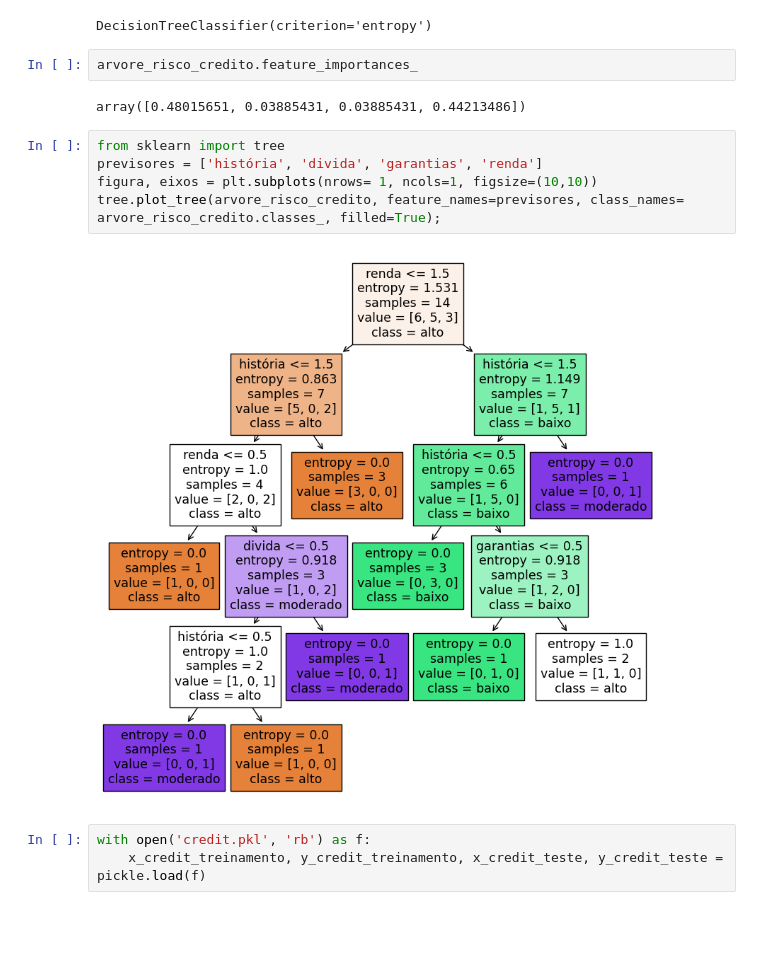
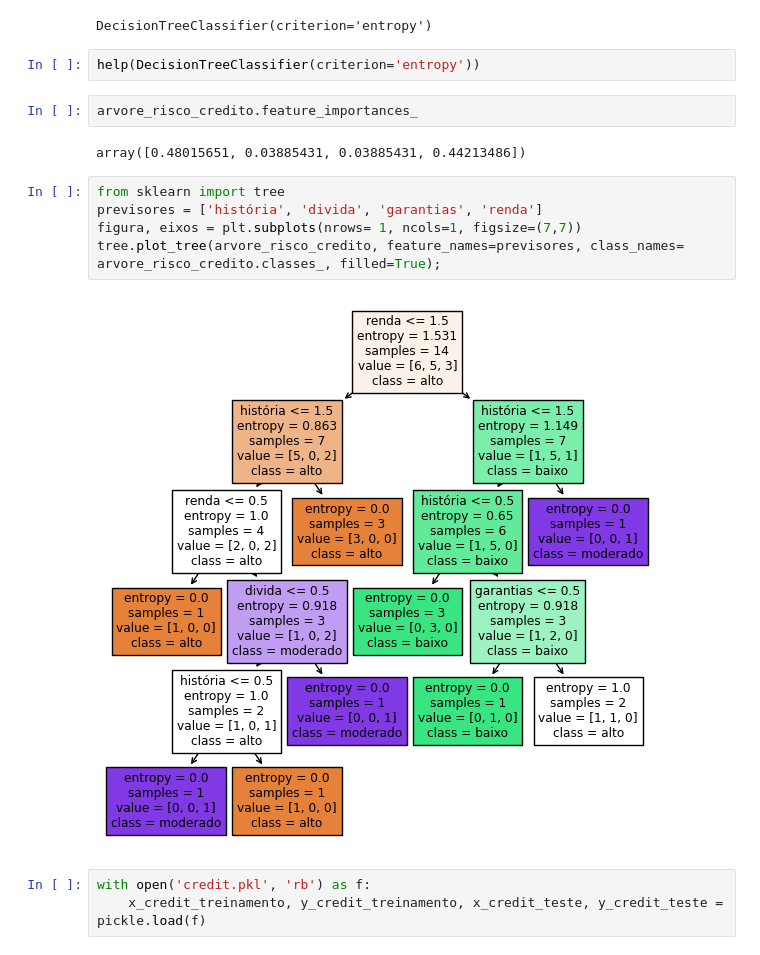
Before and after one commit to isachlopes/ml-udemy, a Jupyter notebook: 03_decision_tree.ipynb, the cells around one changed output. Cells and saved outputs as stored; diff of their text form; blank space fills up the shorter version.

```diff
--- a/03_decision_tree.ipynb
+++ b/03_decision_tree.ipynb
@@ -27,6 +27,8 @@ arvore_risco_credito = DecisionTreeClassifier(criterion='entropy')
 arvore_risco_credito.fit(x_risco_credito, y_risco_credito)
 # %% [output]
 DecisionTreeClassifier(criterion='entropy')
+# %%
+help(DecisionTreeClassifier(criterion='entropy'))
 # %%
 arvore_risco_credito.feature_importances_
 # %% [output]
@@ -34,10 +36,10 @@ array([0.48015651, 0.03885431, 0.03885431, 0.44213486])
 # %%
 from sklearn import tree
 previsores = ['história', 'divida', 'garantias', 'renda']
-figura, eixos = plt.subplots(nrows= 1, ncols=1, figsize=(10,10))
+figura, eixos = plt.subplots(nrows= 1, ncols=1, figsize=(7,7))
 tree.plot_tree(arvore_risco_credito, feature_names=previsores, class_names= arvore_risco_credito.classes_, filled=True);
 # %% [output]
-[figure, old version]
+[figure, new version]
 # %%
 with open('credit.pkl', 'rb') as f:
     x_credit_treinamento, y_credit_treinamento, x_credit_teste, y_credit_teste = pickle.load(f)
```
Also changed, not shown: parts of 1 cell of this notebook, 3 other files.
